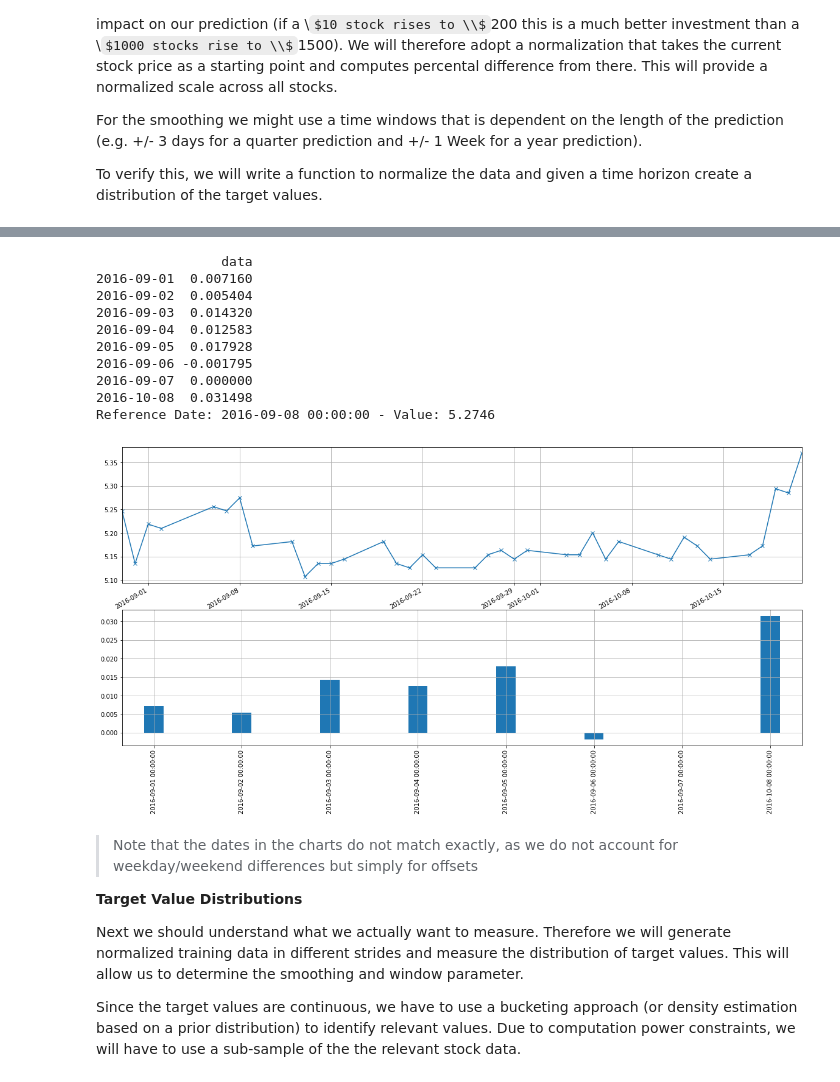
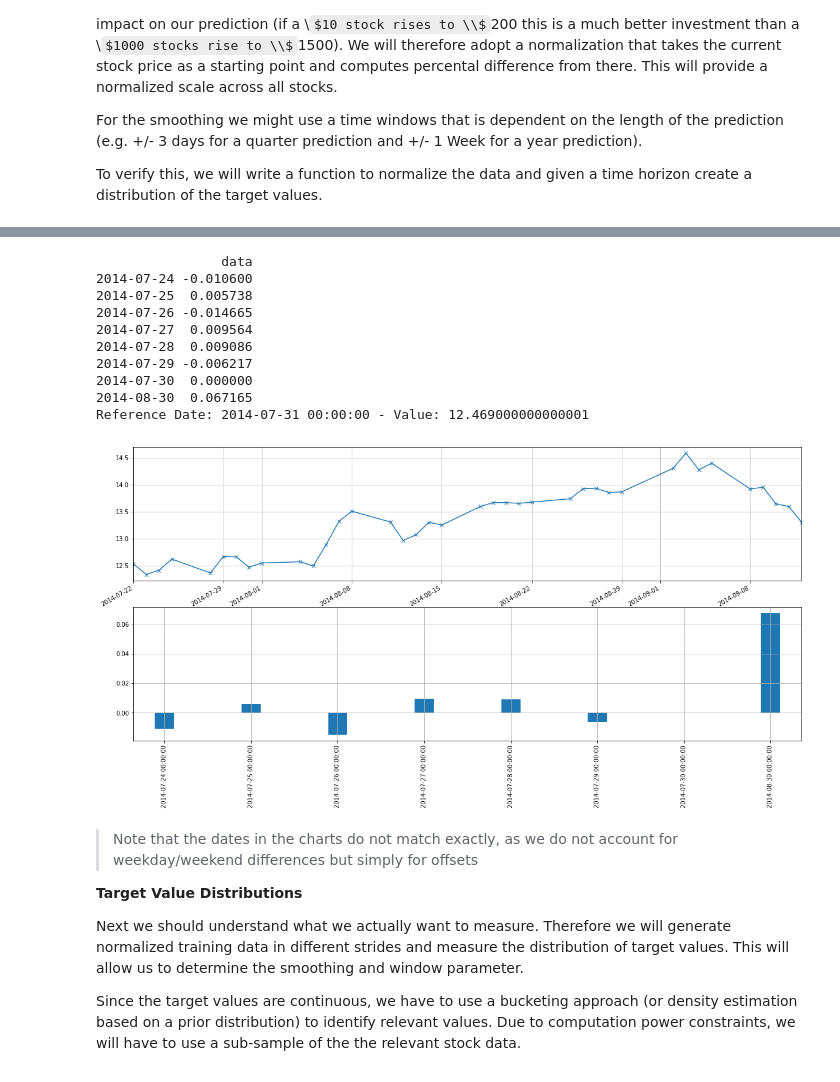
Before and after one commit to felixnext/stock_trend_analysis, a Jupyter notebook: notebooks/02-1_stocks-cleaning+features.ipynb, the cells around one changed output, grey strips where cells are left out. Saved outputs shown, nothing was run; the diff lists cells and outputs as text; code cells hidden in the pictures; some formulas as TeX source.

```diff
--- a/notebooks/02-1_stocks-cleaning+features.ipynb
+++ b/notebooks/02-1_stocks-cleaning+features.ipynb
@@ -319,44 +310,44 @@ def visualize(symbol, df_norm=df_norm, df_stocks=df_stocks):
     days_target = 30
     smooth = 3
 
     # select data row
     dfn = dfn.sample(1).drop('symbol', axis=1)
     date = dfn.index[0]
     idx = [date + pd.DateOffset(i) for i in range(0, days_back)] + [date+pd.DateOffset(days_back+days_target)]
     dfn.columns = pd.to_datetime(idx)
     dfn = dfn.transpose()
     dfn.columns = ['data']
     print(dfn)
 
     # retrieve relevant stock data
     dfs = dfs[(dfs.index >= (idx[0] - pd.DateOffset(2))) & (dfs.index <= (idx[-1] + pd.DateOffset(smooth+10)))]
     #dfn.index = list(dfs.index[:days_back]) + list(dfs.index[-1:])
 
     date = date + pd.DateOffset(days_back)
     print("Reference Date: {} - Value: {}".format(date, dfs.loc[date]))
 
     # create two plots
     #dfs = dfs.reindex(index=dfs.index.union(dfn.index))
     #dfn = dfn.reindex(index=dfn.index.union(dfs.index))
     fig, axs = plt.subplots(2, 1, sharex=False, figsize=(20, 10))
     dfn.plot.bar(ax=axs[1], legend=None, grid=True, width=0.22)
     dfs.plot(ax=axs[0], legend=None, grid=True, marker='x')
 
 
 
-visualize('jmp')
+visualize('aldw')
 # %% [output]
                 data
-2016-09-01  0.007160
-2016-09-02  0.005404
-2016-09-03  0.014320
-2016-09-04  0.012583
-2016-09-05  0.017928
-2016-09-06 -0.001795
-2016-09-07  0.000000
-2016-10-08  0.031498
-Reference Date: 2016-09-08 00:00:00 - Value: 5.2746
+2014-07-24 -0.010600
+2014-07-25  0.005738
+2014-07-26 -0.014665
+2014-07-27  0.009564
+2014-07-28  0.009086
+2014-07-29 -0.006217
+2014-07-30  0.000000
+2014-08-30  0.067165
+Reference Date: 2014-07-31 00:00:00 - Value: 12.469000000000001
-[figure, old version]
+[figure, new version]
 # %% [markdown]
 > Note that the dates in the charts do not match exactly, as we do not account for weekday/weekend differences but simply for offsets
 
```
Also changed, not shown: parts of 17 cells of this notebook, 23 other files.
